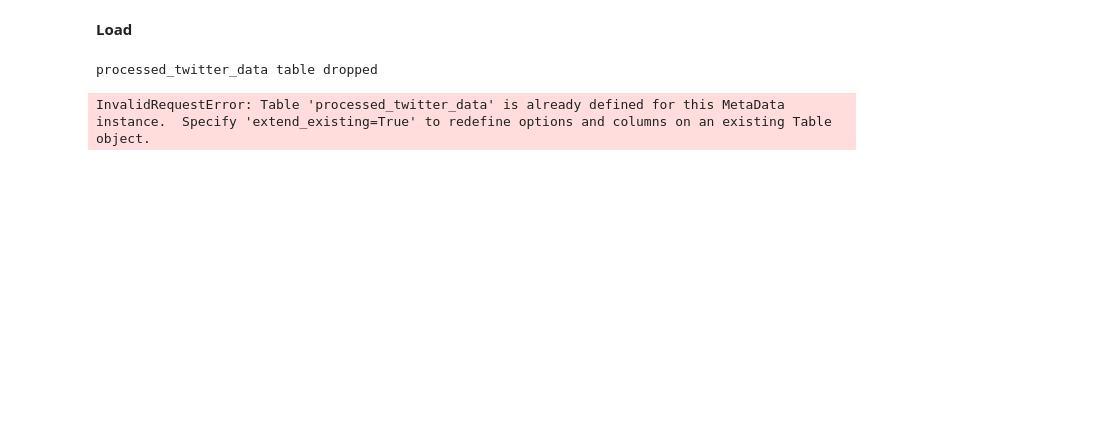
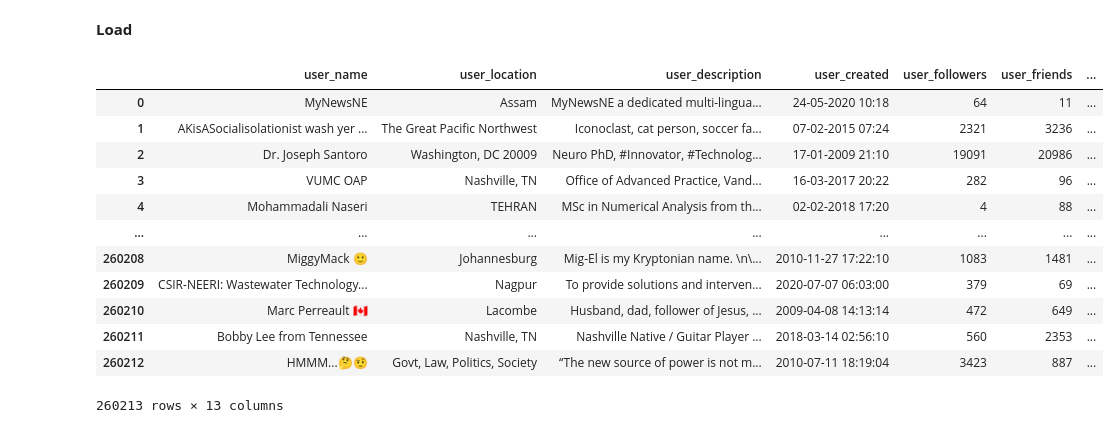
Before and after one commit to JaimieMarch/covid-twitter-sentiment, a Jupyter notebook: src/data_processing/etl.ipynb, the cells around one changed output. Drawn from its saved outputs; the diff is of its cells as text; code cells hidden in the pictures; blank space fills up the shorter version.

```diff
--- a/src/data_processing/etl.ipynb
+++ b/src/data_processing/etl.ipynb
@@ -68,19 +86,36 @@ Name: text, dtype: object
 # %%
 # file_path = "../../data/processed/cleanCovidTwitterData.zip"
 # df_head = df_clean.head()
 # df_head.to_csv(file_path, compression='zip', index=False)
 
 """
 Create a new table with the processed data
     dbm.create_table("table_name", dataframe)
 """
 
 """
-Replace a new table with the processed data
+Replace a table with the processed data
     dbm.create_table("table_name", dataframe, replace=True)
 """
-dbm.delete_table(table_name=table)
-dbm.create_table(table_name=table, dataframe=df_clean)
+newTable = "processed_twitter_data"
+dbm.create_table(table_name=newTable, dataframe=df_clean, replace=True)
+
+query = f"""
+    SELECT * FROM "{newTable}"
+"""
+df = dbm.query_db(query)
+display(df)
 # %% [output]
+|  | user_name | user_location | user_description | user_created | user_followers | user_friends | ... |
+| 0 | MyNewsNE | Assam | MyNewsNE a dedicated multi-lingua... | 24-05-2020 10:18 | 64 | 11 | ... |
+| 1 | AKisASocialisolationist wash yer ... | The Great Pacific Northwest | Iconoclast, cat person, soccer fa... | 07-02-2015 07:24 | 2321 | 3236 | ... |
+| 2 | Dr. Joseph Santoro | Washington, DC 20009 | Neuro PhD, #Innovator, #Technolog... | 17-01-2009 21:10 | 19091 | 20986 | ... |
+| 3 | VUMC OAP | Nashville, TN | Office of Advanced Practice, Vand... | 16-03-2017 20:22 | 282 | 96 | ... |
+| 4 | Mohammadali Naseri | TEHRAN | MSc in Numerical Analysis from th... | 02-02-2018 17:20 | 4 | 88 | ... |
+| ... | ... | ... | ... | ... | ... | ... | ... |
+| 260208 | MiggyMack 🙂 | Johannesburg | Mig-El is my Kryptonian name. \n\... | 2010-11-27 17:22:10 | 1083 | 1481 | ... |
+| 260209 | CSIR-NEERI: Wastewater Technology... | Nagpur | To provide solutions and interven... | 2020-07-07 06:03:00 | 379 | 69 | ... |
+| 260210 | Marc Perreault 🇨🇦 | Lacombe | Husband, dad, follower of Jesus, ... | 2009-04-08 14:13:14 | 472 | 649 | ... |
+| 260211 | Bobby Lee from Tennessee | Nashville, TN | Nashville Native / Guitar Player ... | 2018-03-14 02:56:10 | 560 | 2353 | ... |
+| 260212 | HMMM...🤔🤨 | Govt, Law, Politics, Society | “The new source of power is not m... | 2010-07-11 18:19:04 | 3423 | 887 | ... |
-processed_twitter_data table dropped
+260213 rows × 13 columns
-InvalidRequestError: Table 'processed_twitter_data' is already defined for this MetaData instance.  Specify 'extend_existing=True' to redefine options and columns on an existing Table object.
```
Also changed, not shown: parts of 4 cells of this notebook, 4 other files.
